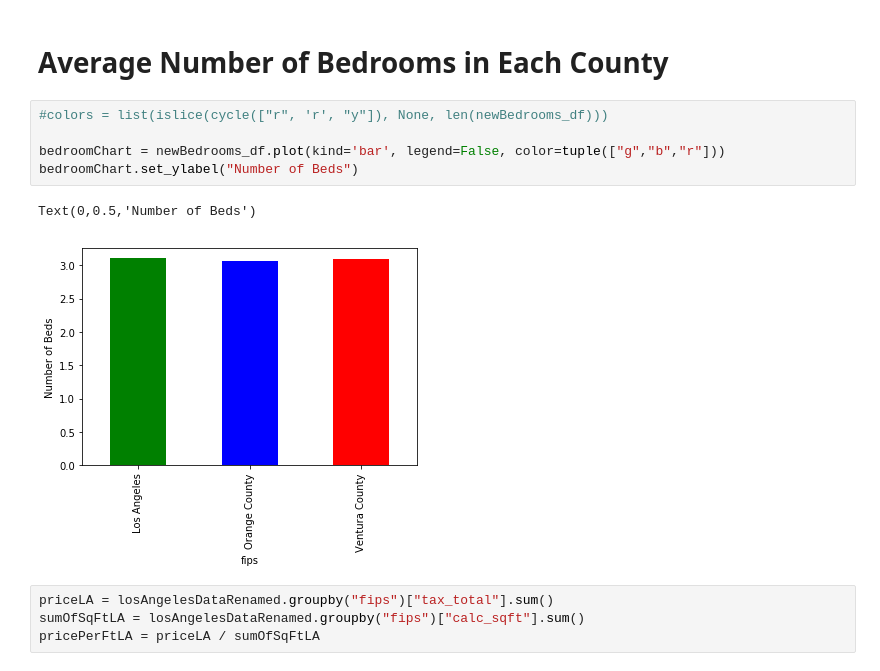
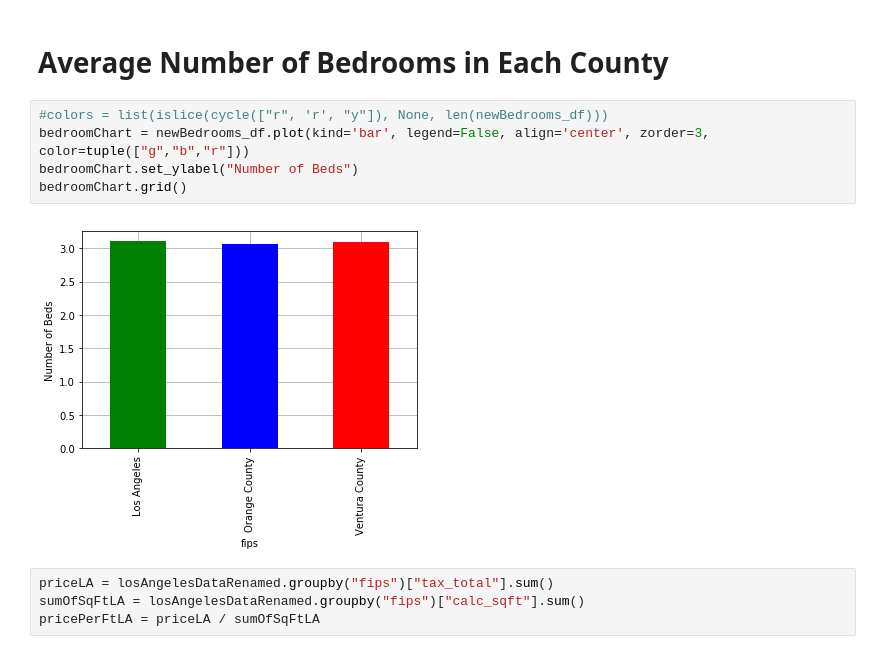
Before and after one commit to equilibrium360/zillow_analytics, a Jupyter notebook: brandon_zillow/New.ipynb, the cells around one changed output. Drawn from its saved outputs; the diff is of its cells as text.

```diff
--- a/brandon_zillow/New.ipynb
+++ b/brandon_zillow/New.ipynb
@@ -83,12 +85,11 @@ newBedrooms_df
 # Average Number of Bedrooms in Each County
 # %%
 #colors = list(islice(cycle(["r", 'r', "y"]), None, len(newBedrooms_df)))
-
-bedroomChart = newBedrooms_df.plot(kind='bar', legend=False, color=tuple(["g","b","r"]))
+bedroomChart = newBedrooms_df.plot(kind='bar', legend=False, align='center', zorder=3, color=tuple(["g","b","r"]))
 bedroomChart.set_ylabel("Number of Beds")
+bedroomChart.grid()
 # %% [output]
-Text(0,0.5,'Number of Beds')
-[figure, old version]
+[figure, new version]
 # %%
 priceLA = losAngelesDataRenamed.groupby("fips")["tax_total"].sum()
 sumOfSqFtLA = losAngelesDataRenamed.groupby("fips")["calc_sqft"].sum()
```
Also changed, not shown: parts of 6 cells of this notebook.
